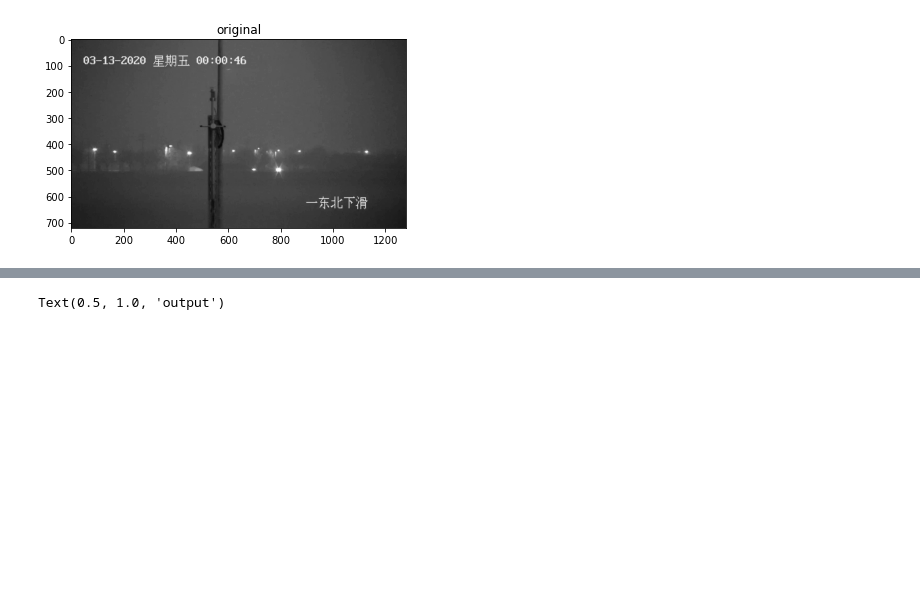
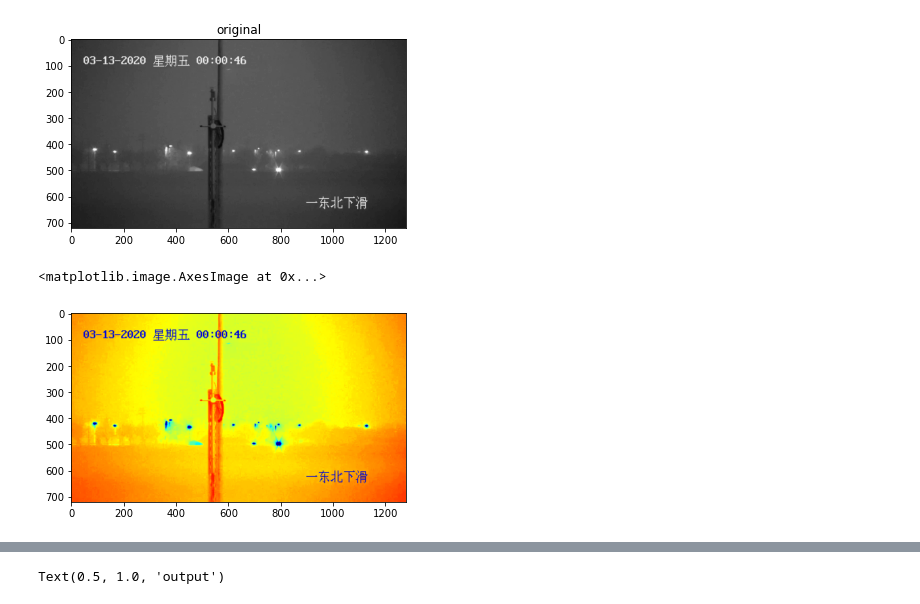
Before and after one commit to Pangjing-Wu/MathModeling2020, a Jupyter notebook: fft.ipynb, the cells around one changed output, grey strips where cells are left out. Saved outputs shown, nothing was run; the diff lists cells and outputs as text; code cells hidden in the pictures; blank space fills up the shorter version.

```diff
--- a/fft.ipynb
+++ b/fft.ipynb
@@ -13,6 +13,13 @@ plt.title('original')
 # %% [output]
 Text(0.5, 1.0, 'original')
 [figure]
+# %%
+
+colormap = cv2.applyColorMap(img, cv2.COLORMAP_JET)
+plt.imshow(colormap)
+# %% [output]
+<matplotlib.image.AxesImage at 0x...>
+[figure, added]
 # %%
 #傅立叶变换对数变换
 dft = cv2.dft(np.float32(img), flags = cv2.DFT_COMPLEX_OUTPUT)
```
Also changed, not shown: parts of 5 cells of this notebook, 1 other file.
